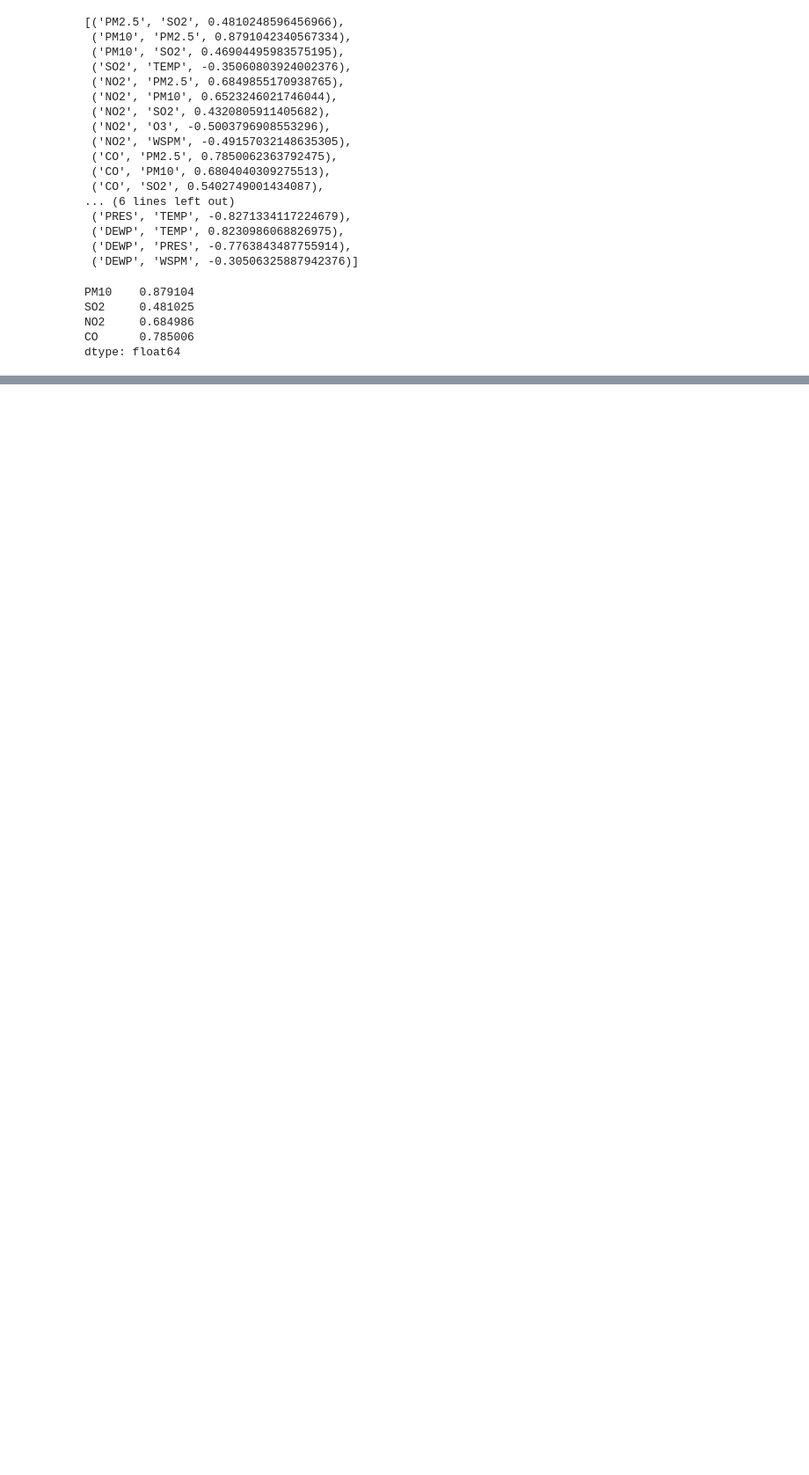
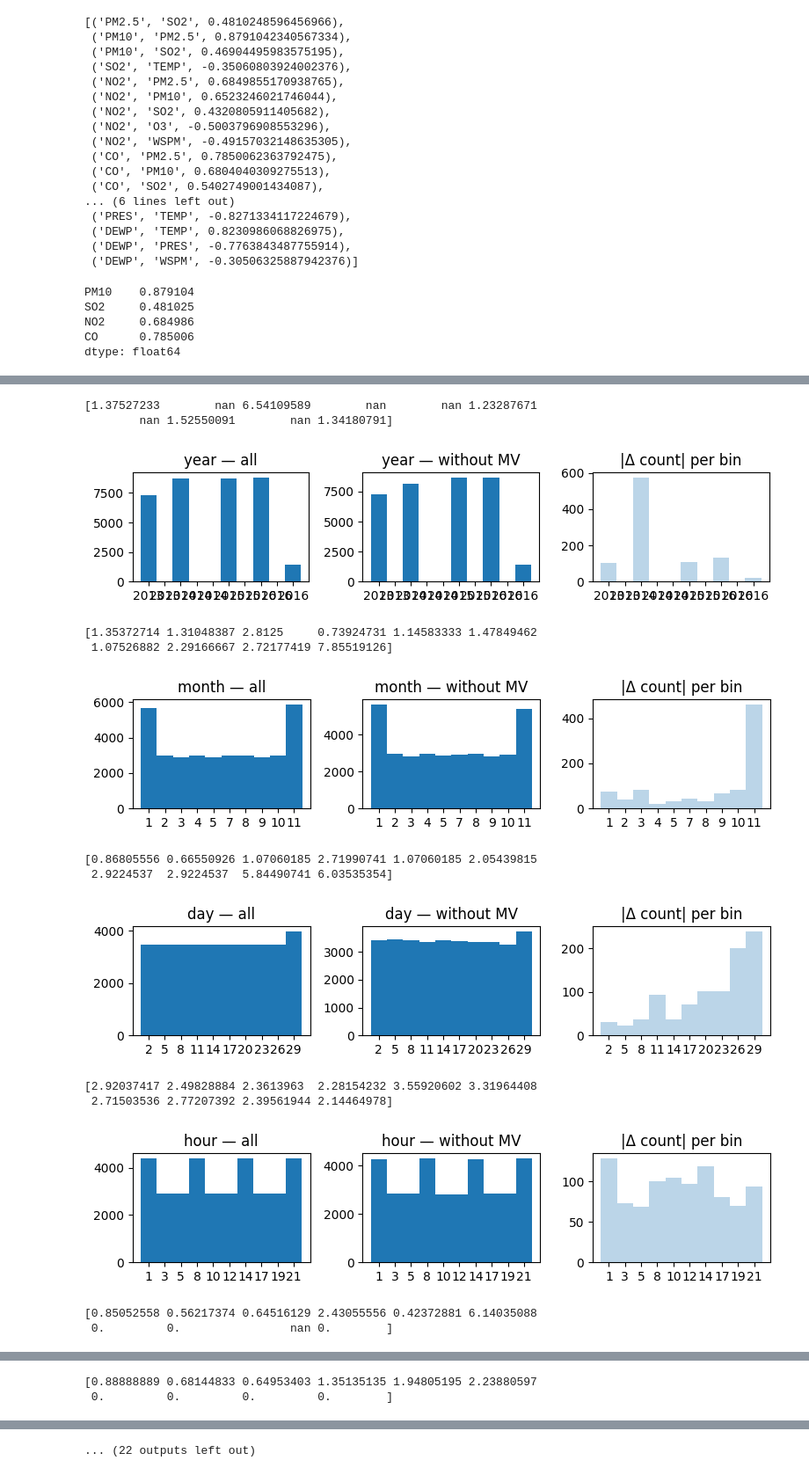
Before and after one commit to perujuice/AirQ_beijing, a Jupyter notebook: model.ipynb, the cells around one changed output, grey strips where cells are left out. Shown at 88% size. Saved outputs shown, nothing was run; the diff lists cells and outputs as text; code cells hidden in the pictures; blank space fills up the shorter version.

```diff
--- a/model.ipynb
+++ b/model.ipynb
@@ -235,0 +317,17 @@ def diagnose_mv(df, mv_column):
+# %%
+diagnose_mv(df, 'SO2')
+# %% [output]
+[1.37527233        nan 6.54109589        nan        nan 1.23287671
+        nan 1.52550091        nan 1.34180791]
+[figure, added]
+[1.35372714 1.31048387 2.8125     0.73924731 1.14583333 1.47849462
+ 1.07526882 2.29166667 2.72177419 7.85519126]
+[figure, added]
+[0.86805556 0.66550926 1.07060185 2.71990741 1.07060185 2.05439815
+ 2.9224537  2.9224537  5.84490741 6.03535354]
+[figure, added]
+[2.92037417 2.49828884 2.3613963  2.28154232 3.55920602 3.31964408
+ 2.71503536 2.77207392 2.39561944 2.14464978]
+[figure, added]
+[0.85052558 0.56217374 0.64516129 2.43055556 0.42372881 6.14035088
+ 0.         0.                nan 0.        ]
@@ -235,0 +335,2 @@ def diagnose_mv(df, mv_column):
+[0.88888889 0.68144833 0.64953403 1.35135135 1.94805195 2.23880597
+ 0.         0.         0.         0.        ]
@@ -235,0 +338 @@ def diagnose_mv(df, mv_column):
+... (22 outputs left out)
```
Also changed, not shown: parts of 17 cells of this notebook.
